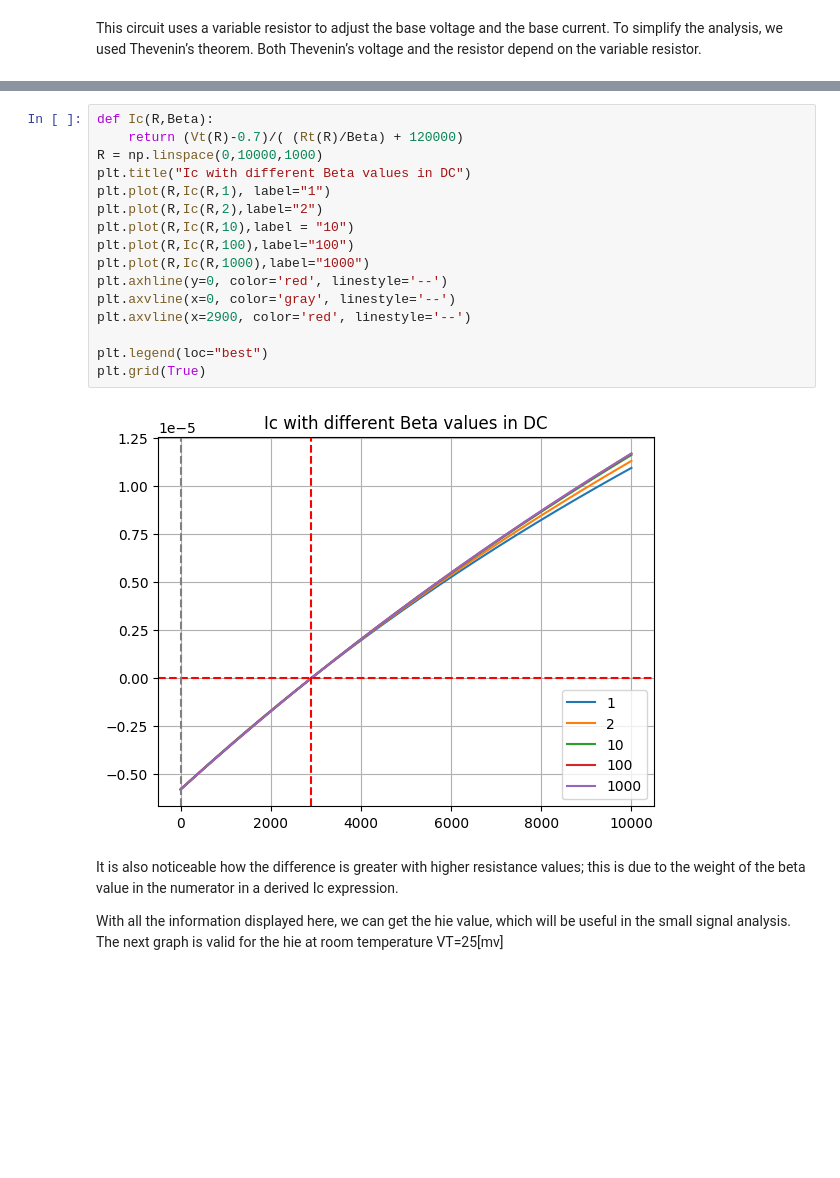
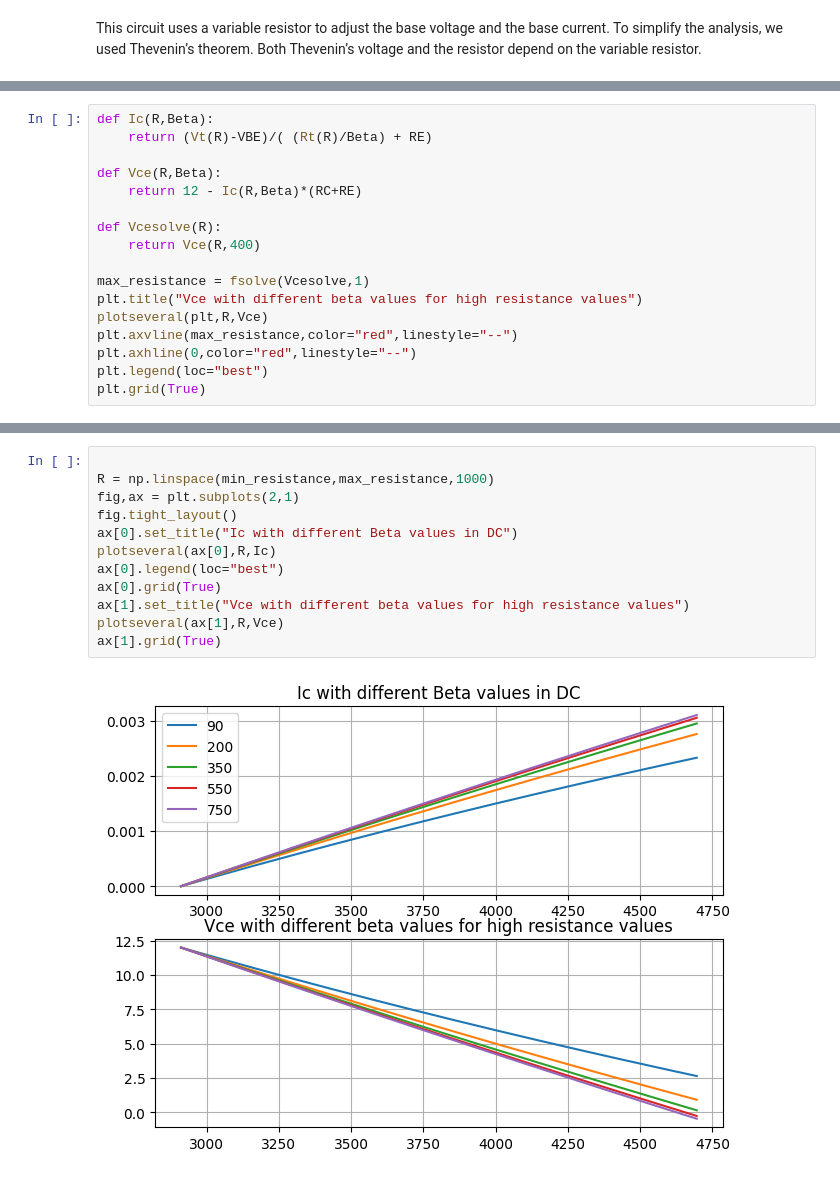
Before and after one commit to FacundoLG/tp1-electronica-aplicada, a Jupyter notebook: microphone-amp.ipynb, the cells around one changed output, grey strips where cells are left out. Saved outputs shown, nothing was run; the diff lists cells and outputs as text; blank space fills up the shorter version.

```diff
--- a/microphone-amp.ipynb
+++ b/microphone-amp.ipynb
@@ -35 +45,18 @@ This variable resistor also modifies the Collector current due to the change in
 It's important to notice that if the variable resistance causes a voltage lower than 0.7, the circuit would not work. After the next graph, all the resistance values will be in the valid zone
+# %%
+def Ic(R,Beta):
+    return (Vt(R)-VBE)/( (Rt(R)/Beta) + RE)
+
+def Vce(R,Beta):
+    return 12 - Ic(R,Beta)*(RC+RE)
+
+def Vcesolve(R):
+    return Vce(R,400)
+
+max_resistance = fsolve(Vcesolve,1)
+plt.title("Vce with different beta values for high resistance values")
+plotseveral(plt,R,Vce)
+plt.axvline(max_resistance,color="red",linestyle="--")
+plt.axhline(0,color="red",linestyle="--")
+plt.legend(loc="best")
+plt.grid(True)
@@ -36,22 +65,14 @@ It's important to notice that if the variable resistance causes a voltage lower
 # %%
-def Ic(R,Beta):
-    return (Vt(R)-0.7)/( (Rt(R)/Beta) + 120000)
-R = np.linspace(0,10000,1000)
-plt.title("Ic with different Beta values in DC")
-plt.plot(R,Ic(R,1), label="1")
-plt.plot(R,Ic(R,2),label="2")
-plt.plot(R,Ic(R,10),label = "10")
-plt.plot(R,Ic(R,100),label="100")
-plt.plot(R,Ic(R,1000),label="1000")
-plt.axhline(y=0, color='red', linestyle='--')
-plt.axvline(x=0, color='gray', linestyle='--')
-plt.axvline(x=2900, color='red', linestyle='--')
 
-plt.legend(loc="best")
-plt.grid(True)
+R = np.linspace(min_resistance,max_resistance,1000)
+fig,ax = plt.subplots(2,1)
+fig.tight_layout()
+ax[0].set_title("Ic with different Beta values in DC")
+plotseveral(ax[0],R,Ic)
+ax[0].legend(loc="best")
+ax[0].grid(True)
+ax[1].set_title("Vce with different beta values for high resistance values")
+plotseveral(ax[1],R,Vce)
+ax[1].grid(True)
 # %% [output]
-[figure, old version]
+[figure, new version]
-# %% [markdown]
-It is also noticeable how the difference is greater with higher resistance values; this is due to the weight of the beta value in the numerator in a derived Ic expression.
-
-With all the information displayed here, we can get the hie value, which will be useful in the small signal analysis. The next graph is valid for the hie at room temperature VT=25[mv]
```
Also changed, not shown: parts of 11 cells of this notebook.
